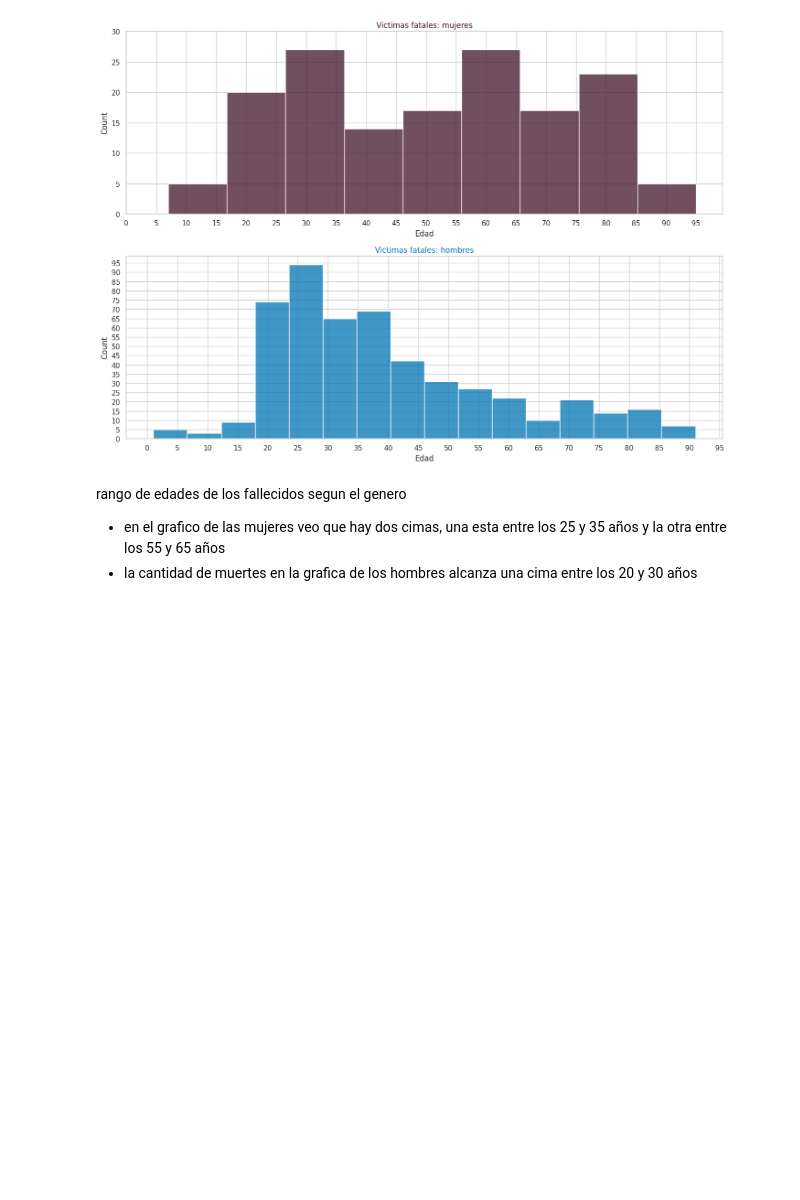
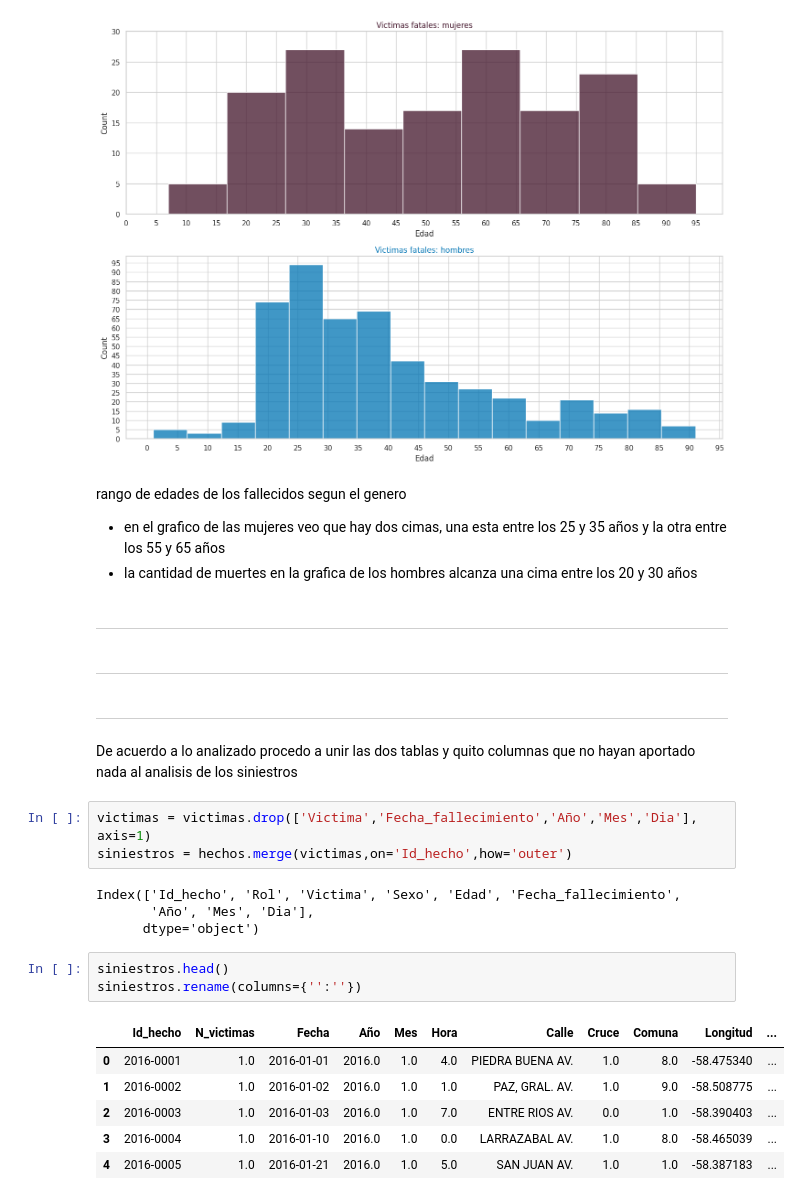
Before and after one commit to matiasbarriosled/PiDa2, a Jupyter notebook: EDA/EDA.ipynb, the cells around one changed output. Cells and saved outputs as stored; diff of their text form; blank space fills up the shorter version.

```diff
--- a/EDA/EDA.ipynb
+++ b/EDA/EDA.ipynb
@@ -425,3 +411,28 @@ plt.show()
 rango de edades de los fallecidos segun el genero
 + en el grafico de las mujeres veo que hay dos cimas, una esta entre los 25 y 35 años y la otra entre los 55 y 65 años
 + la cantidad de muertes en la grafica de los hombres alcanza una cima entre los 20 y 30 años
+# %% [markdown]
+---
+# %% [markdown]
+---
+# %% [markdown]
+---
+# %% [markdown]
+De acuerdo a lo analizado procedo a unir las dos tablas y quito columnas que no hayan aportado nada al analisis de los siniestros
+# %%
+victimas = victimas.drop(['Victima','Fecha_fallecimiento','Año','Mes','Dia'], axis=1)
+siniestros = hechos.merge(victimas,on='Id_hecho',how='outer')
+# %% [output]
+Index(['Id_hecho', 'Rol', 'Victima', 'Sexo', 'Edad', 'Fecha_fallecimiento',
+       'Año', 'Mes', 'Dia'],
+      dtype='object')
+# %%
+siniestros.head()
+siniestros.rename(columns={'':''})
+# %% [output]
+|  | Id_hecho | N_victimas | Fecha | Año | Mes | Hora | Calle | Cruce | Comuna | Longitud | ... |
+| 0 | 2016-0001 | 1.0 | 2016-01-01 | 2016.0 | 1.0 | 4.0 | PIEDRA BUENA AV. | 1.0 | 8.0 | -58.475340 | ... |
+| 1 | 2016-0002 | 1.0 | 2016-01-02 | 2016.0 | 1.0 | 1.0 | PAZ, GRAL. AV. | 1.0 | 9.0 | -58.508775 | ... |
+| 2 | 2016-0003 | 1.0 | 2016-01-03 | 2016.0 | 1.0 | 7.0 | ENTRE RIOS AV. | 0.0 | 1.0 | -58.390403 | ... |
+| 3 | 2016-0004 | 1.0 | 2016-01-10 | 2016.0 | 1.0 | 0.0 | LARRAZABAL AV. | 1.0 | 8.0 | -58.465039 | ... |
+| 4 | 2016-0005 | 1.0 | 2016-01-21 | 2016.0 | 1.0 | 5.0 | SAN JUAN AV. | 1.0 | 1.0 | -58.387183 | ... |
```
Also changed, not shown: parts of 3 cells of this notebook, 1 other file.
